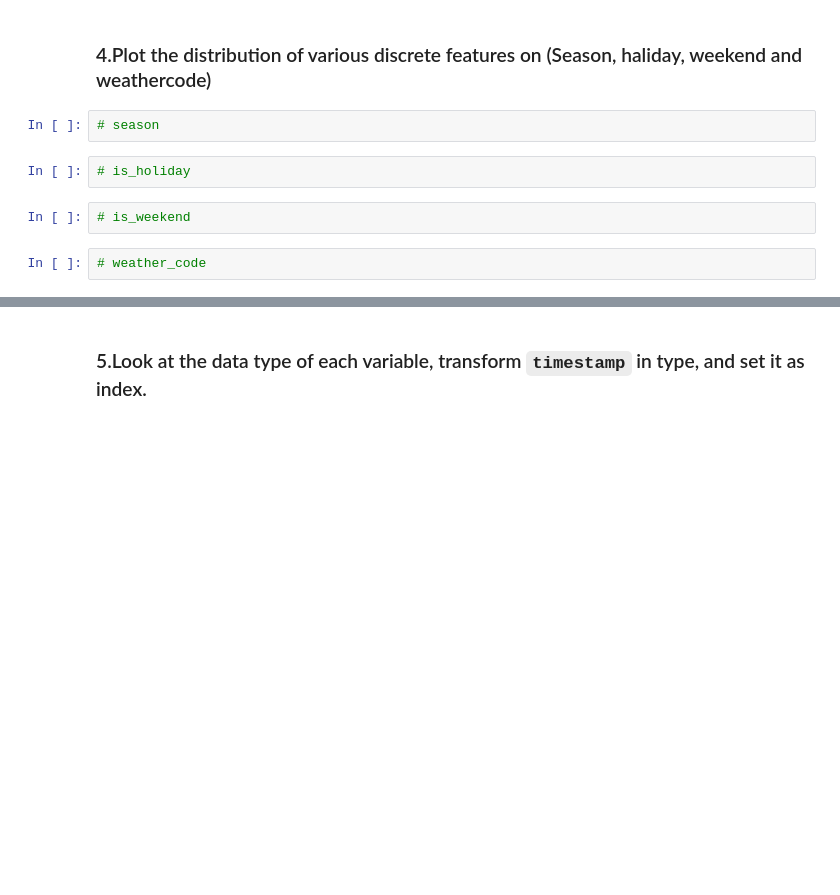
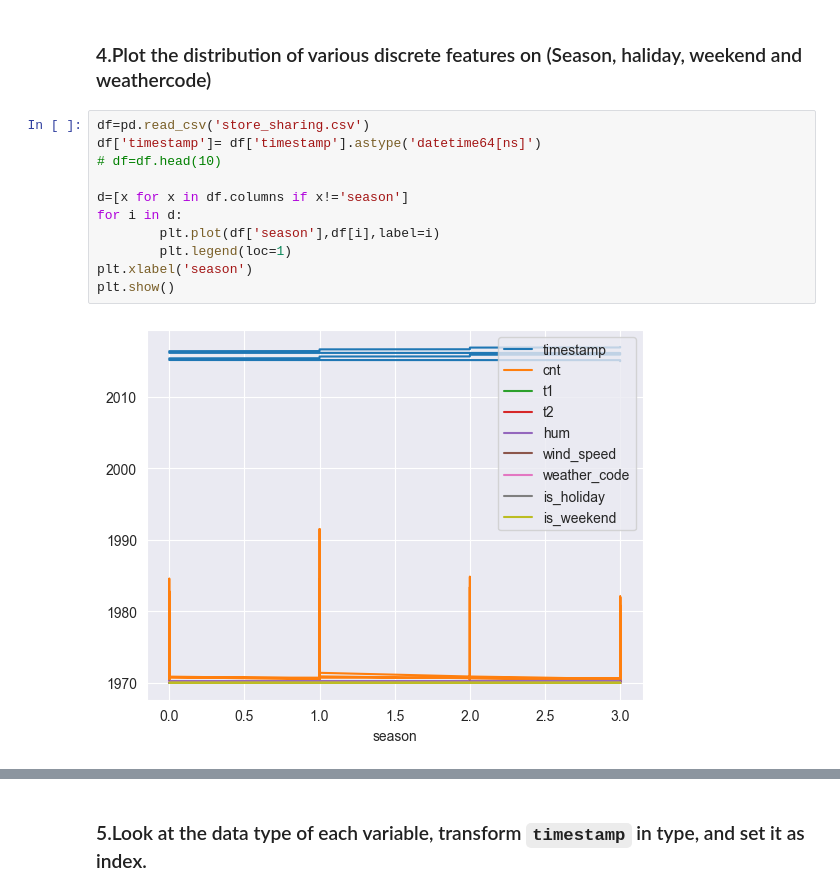
Before and after one commit to fenyx-it-academy/Class7-Week20-Data-Visualization-Seaborn-Matplotlib, a Jupyter notebook: Data_Visualisation_(Seaborn_Matplotlib).ipynb, the cells around one changed output, grey strips where cells are left out. Cells and saved outputs as stored; diff of their text form; blank space fills up the shorter version.

Commit message:
Data-visualization-Seaborn-Matplotlib-Week-20

```diff
--- a/Data_Visualisation_(Seaborn_Matplotlib).ipynb
+++ b/Data_Visualisation_(Seaborn_Matplotlib).ipynb
@@ -61,10 +110,15 @@ warnings.filterwarnings("ignore")
 # %% [markdown]
 ### 4.Plot the distribution of various discrete features on (Season, haliday, weekend and weathercode)
-# %%
-# season
-# %%
-# is_holiday
-# %%
-# is_weekend
-# %%
-# weather_code
+# %%
+df=pd.read_csv('store_sharing.csv')
+df['timestamp']= df['timestamp'].astype('datetime64[ns]')
+# df=df.head(10)
+
+d=[x for x in df.columns if x!='season']
+for i in d:
+        plt.plot(df['season'],df[i],label=i)
+        plt.legend(loc=1)
+plt.xlabel('season')
+plt.show()
+# %% [output]
+[figure, added]
```
Also changed, not shown: parts of 45 cells of this notebook.
